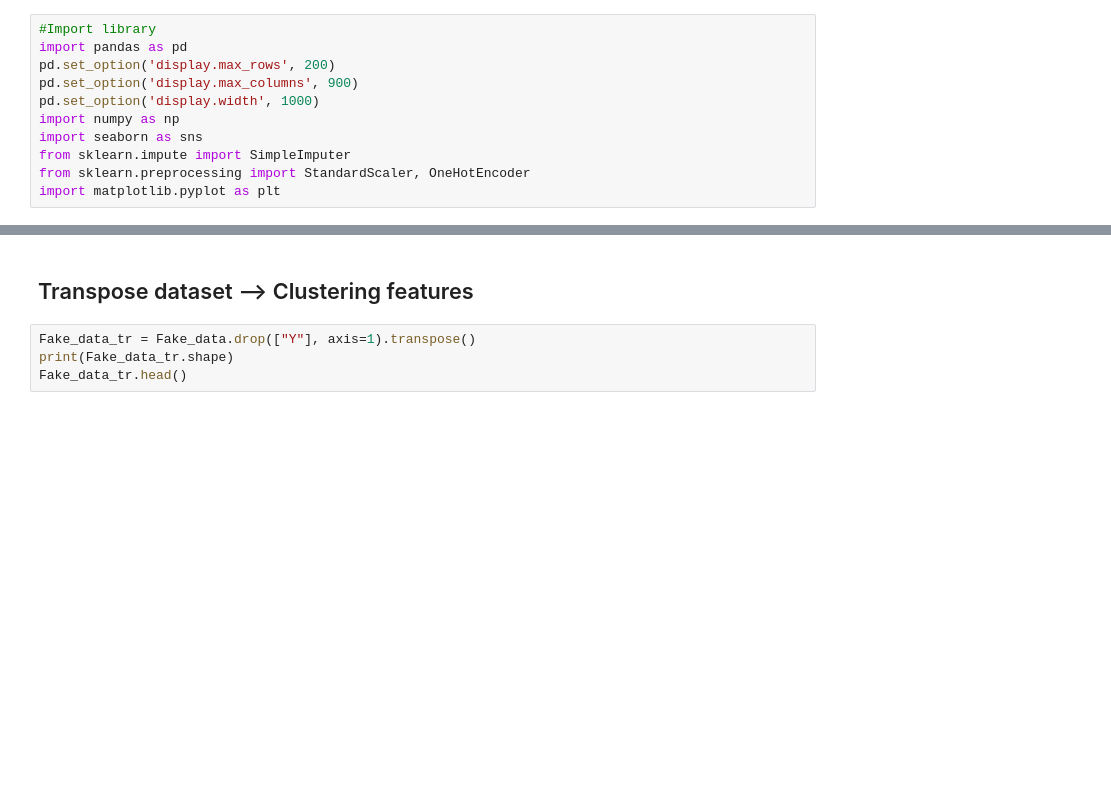
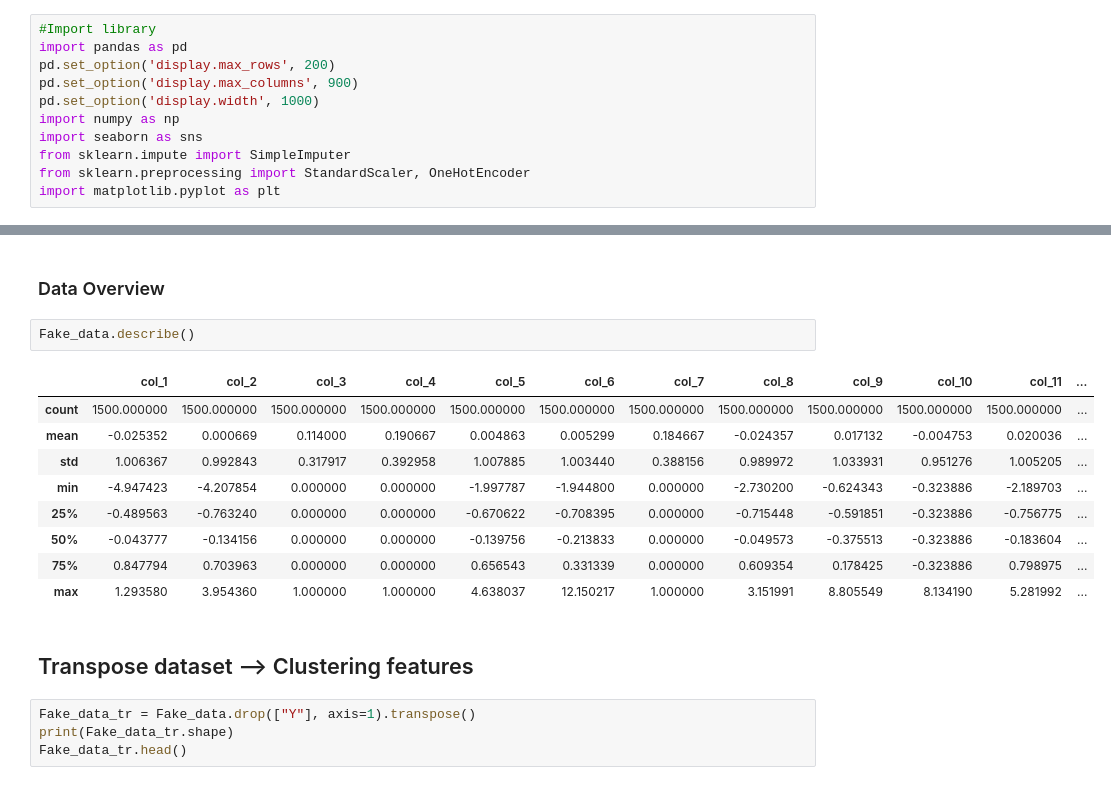
Before and after one commit to wolfhank/final-project, a Jupyter notebook: final_project.ipynb, the cells around one changed output, grey strips where cells are left out. Drawn from its saved outputs; the diff is of its cells as text; blank space fills up the shorter version.

```diff
--- a/final_project.ipynb
+++ b/final_project.ipynb
@@ -48,3 +53,17 @@ Fake_data.shape
+# %% [markdown]
+### Data Overview
+# %%
+Fake_data.describe()
+# %% [output]
+|  | col_1 | col_2 | col_3 | col_4 | col_5 | col_6 | col_7 | col_8 | col_9 | col_10 | col_11 | ... |
+| count | 1500.000000 | 1500.000000 | 1500.000000 | 1500.000000 | 1500.000000 | 1500.000000 | 1500.000000 | 1500.000000 | 1500.000000 | 1500.000000 | 1500.000000 | ... |
+| mean | -0.025352 | 0.000669 | 0.114000 | 0.190667 | 0.004863 | 0.005299 | 0.184667 | -0.024357 | 0.017132 | -0.004753 | 0.020036 | ... |
+| std | 1.006367 | 0.992843 | 0.317917 | 0.392958 | 1.007885 | 1.003440 | 0.388156 | 0.989972 | 1.033931 | 0.951276 | 1.005205 | ... |
+| min | -4.947423 | -4.207854 | 0.000000 | 0.000000 | -1.997787 | -1.944800 | 0.000000 | -2.730200 | -0.624343 | -0.323886 | -2.189703 | ... |
+| 25% | -0.489563 | -0.763240 | 0.000000 | 0.000000 | -0.670622 | -0.708395 | 0.000000 | -0.715448 | -0.591851 | -0.323886 | -0.756775 | ... |
+| 50% | -0.043777 | -0.134156 | 0.000000 | 0.000000 | -0.139756 | -0.213833 | 0.000000 | -0.049573 | -0.375513 | -0.323886 | -0.183604 | ... |
+| 75% | 0.847794 | 0.703963 | 0.000000 | 0.000000 | 0.656543 | 0.331339 | 0.000000 | 0.609354 | 0.178425 | -0.323886 | 0.798975 | ... |
+| max | 1.293580 | 3.954360 | 1.000000 | 1.000000 | 4.638037 | 12.150217 | 1.000000 | 3.151991 | 8.805549 | 8.134190 | 5.281992 | ... |
 # %% [markdown]
 ## Transpose dataset --> Clustering features
 # %%
```
Also changed, not shown: parts of 24 cells of this notebook.
